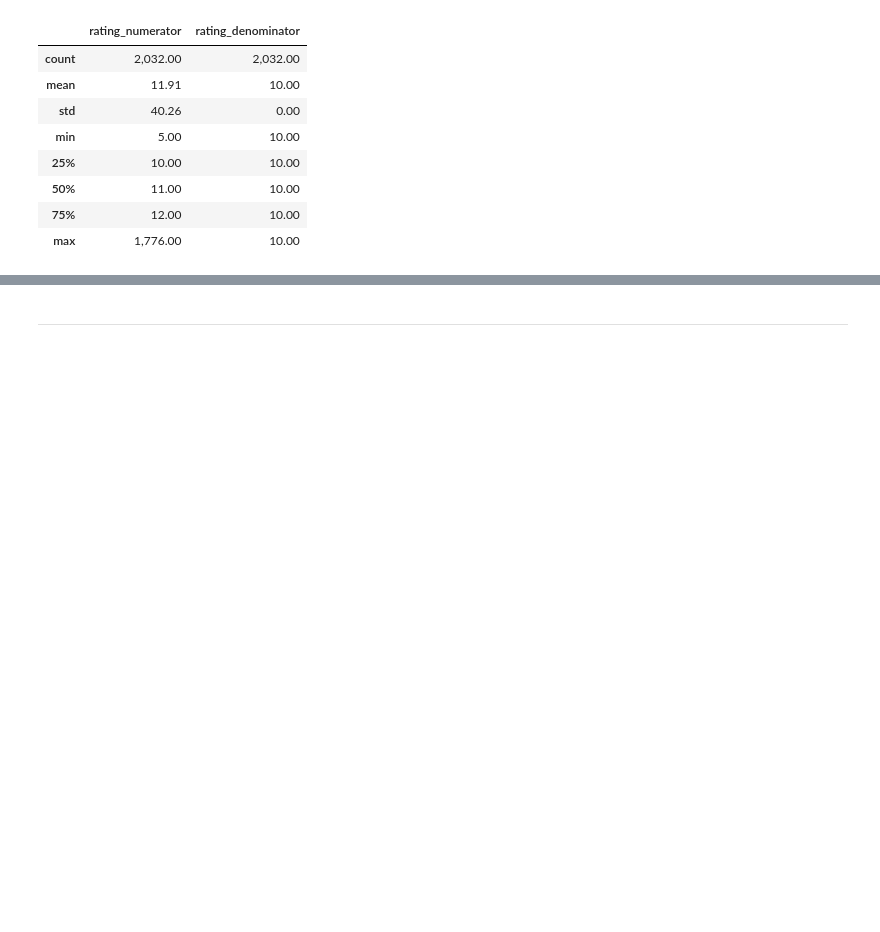
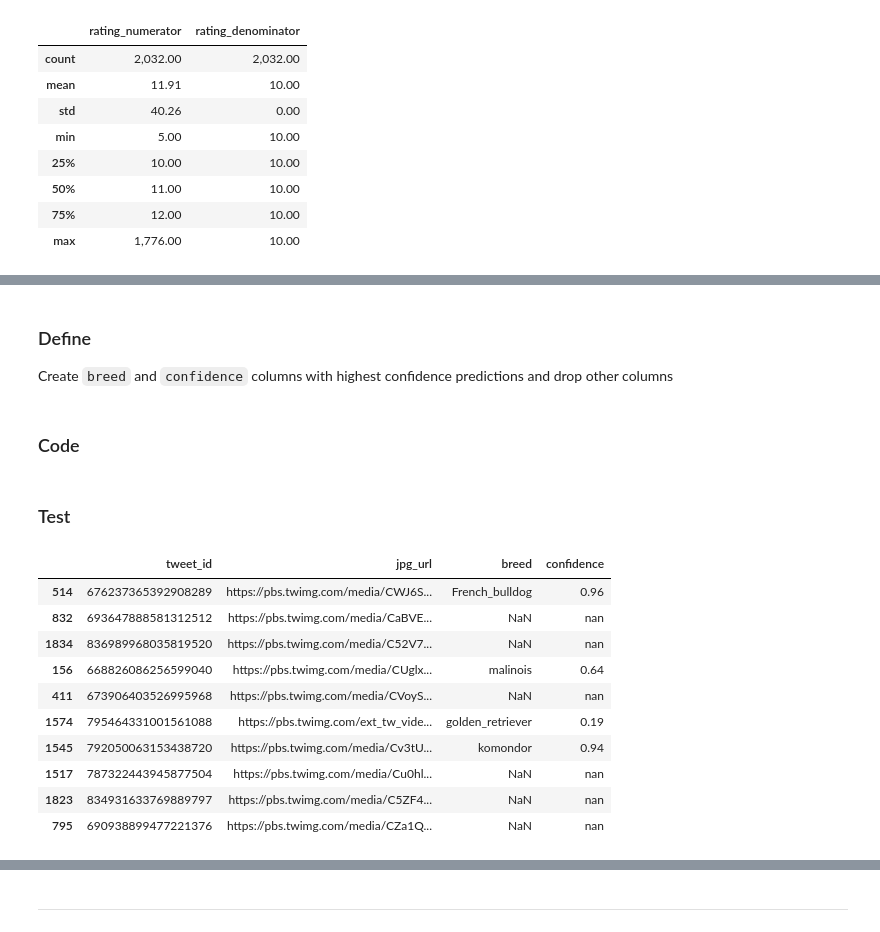
Before and after one commit to ahmed-gharib89/wrangle-and-analyze_data, a Jupyter notebook: wrangle_act.ipynb, the cells around one changed output, grey strips where cells are left out. Cells and saved outputs as stored; diff of their text form; code cells hidden in the pictures; blank space fills up the shorter version.

```diff
--- a/wrangle_act.ipynb
+++ b/wrangle_act.ipynb
@@ -429,0 +551,2 @@ df_arch_cleaned[['rating_numerator', 'rating_denominator']].describe()
+# %%
+df_pred_cleaned.drop('img_num', axis=1, inplace=True)
@@ -429,0 +576,43 @@ df_arch_cleaned[['rating_numerator', 'rating_denominator']].describe()
+# %% [markdown]
+### Define
+Create `breed` and `confidence` columns with highest confidence predictions and drop other columns
+# %% [markdown]
+### Code
+# %%
+breed = []
+confidence = []
+# iterating over df_pred row by row and taking the highest confident prediction other wise np.nan
+for index, row in df_pred_cleaned.iterrows():
+    if row['p1_dog'] and row['p1_conf'] == max([row['p1_conf'], row['p2_conf'], row['p3_conf']]):
+        breed.append(row['p1'])
+        confidence.append(row['p1_conf'])
+    elif row['p2_dog'] and row['p2_conf'] == max([row['p1_conf'], row['p2_conf'], row['p3_conf']]):
+        breed.append(row['p2'])
+        confidence.append(row['p2_conf'])
+    elif row['p3_dog'] and row['p3_conf'] == max([row['p1_conf'], row['p2_conf'], row['p3_conf']]):
+        breed.append(row['p3'])
+        confidence.append(row['p3_conf'])
+    else:
+        breed.append(np.nan)
+        confidence.append(np.nan)
+
+df_pred_cleaned['breed'] = breed
+df_pred_cleaned['confidence'] = confidence
+# %%
+df_pred_cleaned = df_pred_cleaned[['tweet_id', 'jpg_url', 'breed', 'confidence']]
+# %% [markdown]
+### Test
+# %%
+df_pred_cleaned.sample(10)
+# %% [output]
+|  | tweet_id | jpg_url | breed | confidence |
+| 514 | 676237365392908289 | https://pbs.twimg.com/media/CWJ6S... | French_bulldog | 0.96 |
+| 832 | 693647888581312512 | https://pbs.twimg.com/media/CaBVE... | NaN | nan |
+| 1834 | 836989968035819520 | https://pbs.twimg.com/media/C52V7... | NaN | nan |
+| 156 | 668826086256599040 | https://pbs.twimg.com/media/CUglx... | malinois | 0.64 |
+| 411 | 673906403526995968 | https://pbs.twimg.com/media/CVoyS... | NaN | nan |
+| 1574 | 795464331001561088 | https://pbs.twimg.com/ext_tw_vide... | golden_retriever | 0.19 |
+| 1545 | 792050063153438720 | https://pbs.twimg.com/media/Cv3tU... | komondor | 0.94 |
+| 1517 | 787322443945877504 | https://pbs.twimg.com/media/Cu0hl... | NaN | nan |
+| 1823 | 834931633769889797 | https://pbs.twimg.com/media/C5ZF4... | NaN | nan |
+| 795 | 690938899477221376 | https://pbs.twimg.com/media/CZa1Q... | NaN | nan |
```
Also changed, not shown: parts of 49 cells of this notebook, 1 other file.
